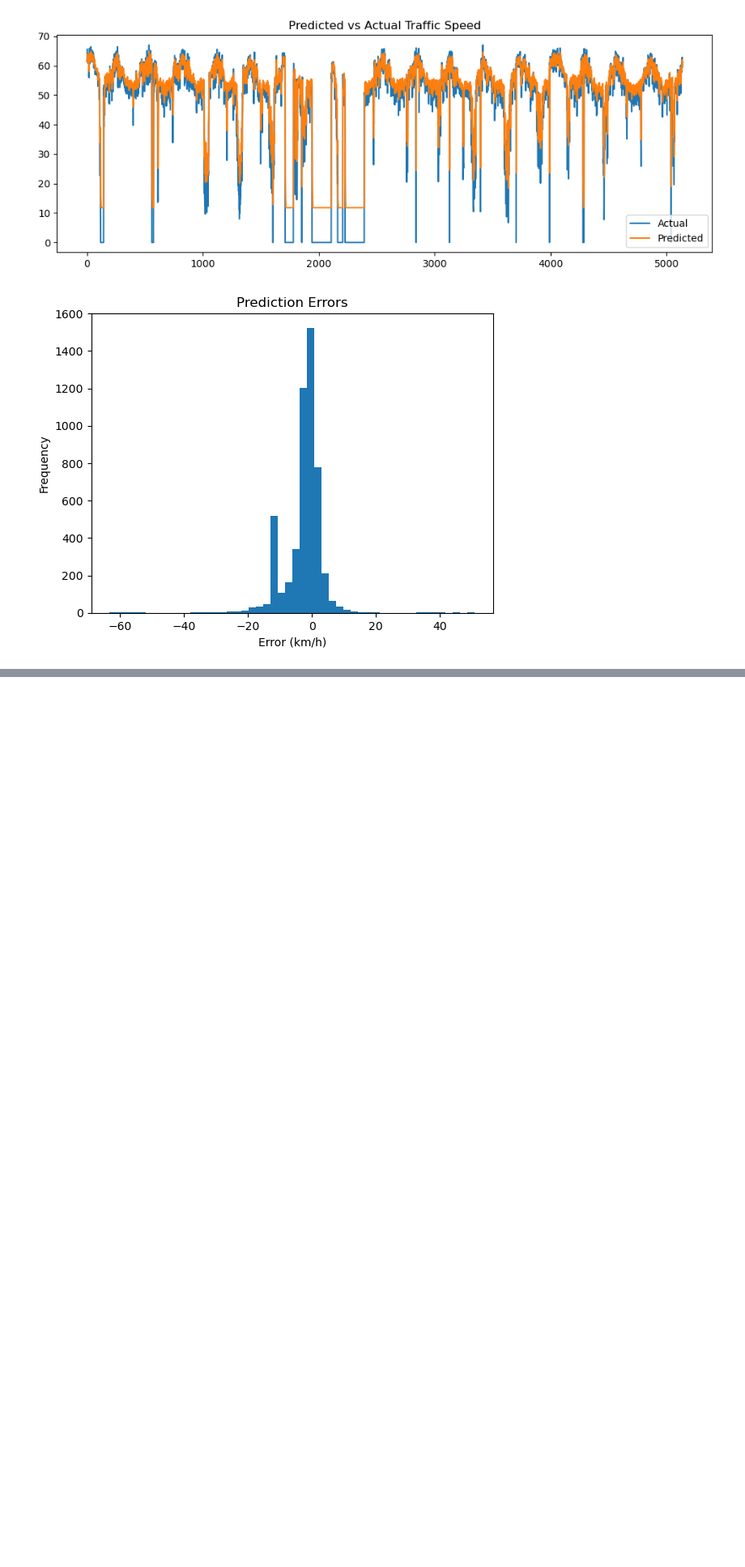
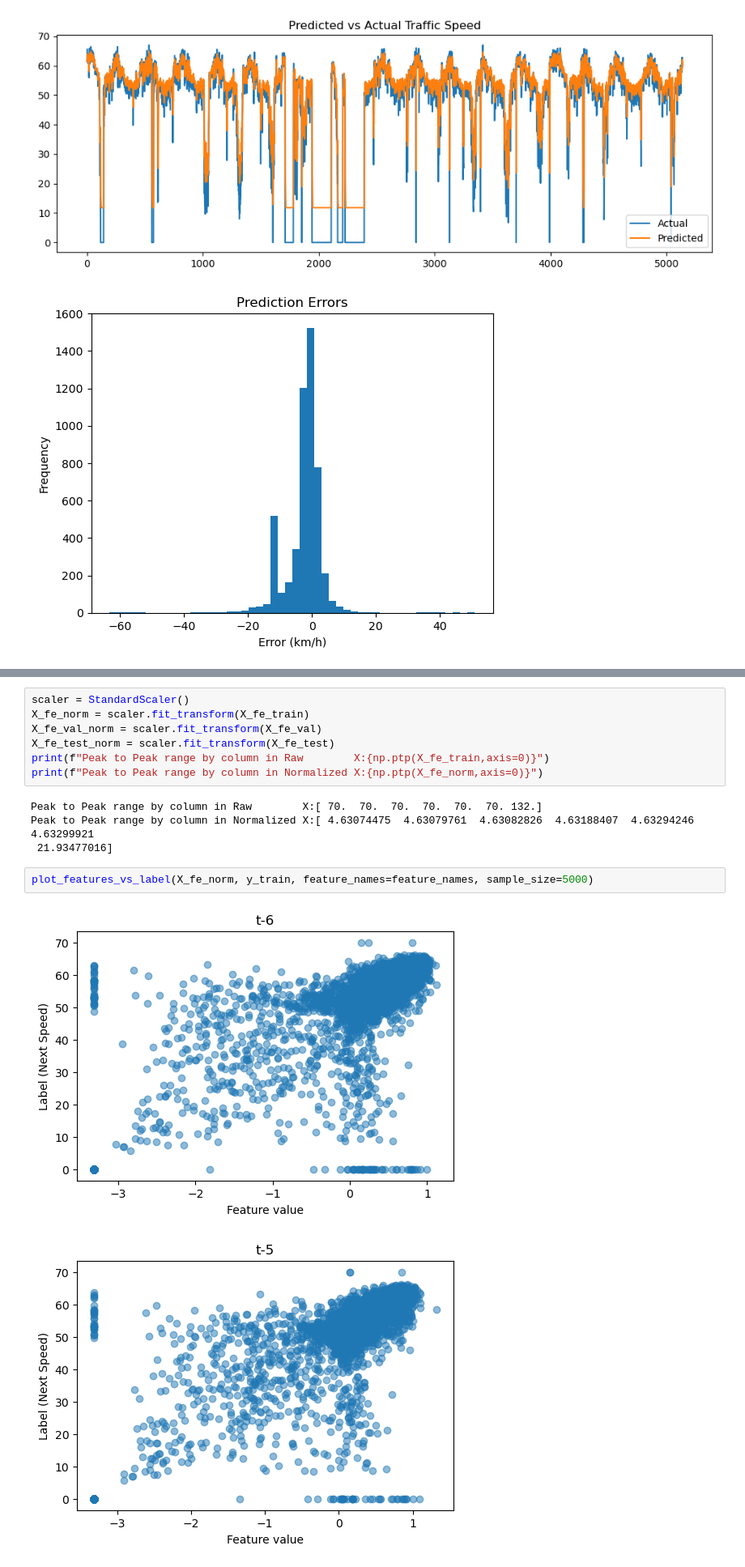
Before and after one commit to Ahmedianoo/traffic-speed-forecasting, a Jupyter notebook: traffic-speed-prediction.ipynb, the cells around one changed output, grey strips where cells are left out. Shown at 81% size. Drawn from its saved outputs; the diff is of its cells as text; blank space fills up the shorter version.

```diff
--- a/traffic-speed-prediction.ipynb
+++ b/traffic-speed-prediction.ipynb
@@ -199,0 +255,16 @@ plt.show()
+# %%
+scaler = StandardScaler()
+X_fe_norm = scaler.fit_transform(X_fe_train)
+X_fe_val_norm = scaler.fit_transform(X_fe_val)
+X_fe_test_norm = scaler.fit_transform(X_fe_test)
+print(f"Peak to Peak range by column in Raw        X:{np.ptp(X_fe_train,axis=0)}")
+print(f"Peak to Peak range by column in Normalized X:{np.ptp(X_fe_norm,axis=0)}")
+# %% [output]
+Peak to Peak range by column in Raw        X:[ 70.  70.  70.  70.  70.  70. 132.]
+Peak to Peak range by column in Normalized X:[ 4.63074475  4.63079761  4.63082826  4.63188407  4.63294246  4.63299921
+ 21.93477016]
+# %%
+plot_features_vs_label(X_fe_norm, y_train, feature_names=feature_names, sample_size=5000)
+# %% [output]
+[figure, added]
+[figure, added]
```
Also changed, not shown: parts of 24 cells of this notebook.
